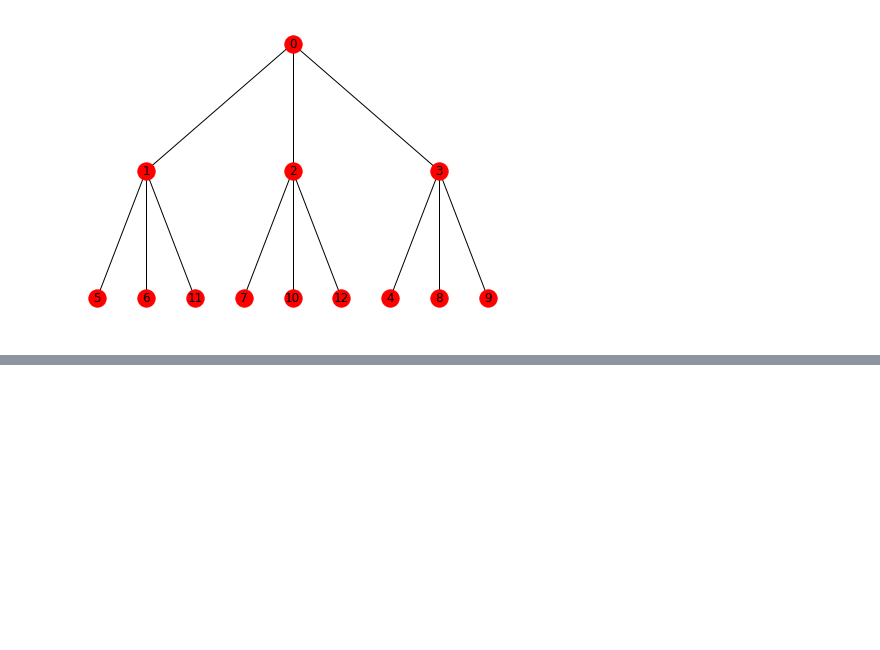
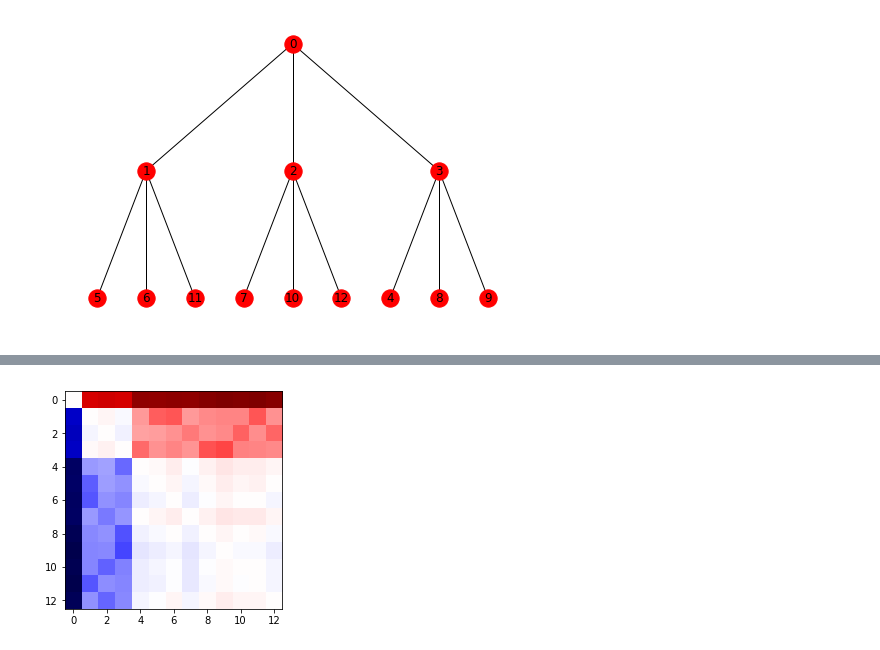
Before and after one commit to aleveren/ucsd-research, a Jupyter notebook: simple-hier-topic-model/topic_cooccurrence.ipynb, the cells around one changed output, grey strips where cells are left out. Saved outputs shown, nothing was run; the diff lists cells and outputs as text; code cells hidden in the pictures; blank space fills up the shorter version.

```diff
--- a/simple-hier-topic-model/topic_cooccurrence.ipynb
+++ b/simple-hier-topic-model/topic_cooccurrence.ipynb
@@ -446,0 +479,4 @@ nx.draw(ttt, pos=bfs_layout(ttt, sources=[ttt.graph["root"]]), with_labels=True)
+# %%
+viz(zzz)
+# %% [output]
+[figure, added]
```
Also changed, not shown: parts of 9 cells of this notebook.
